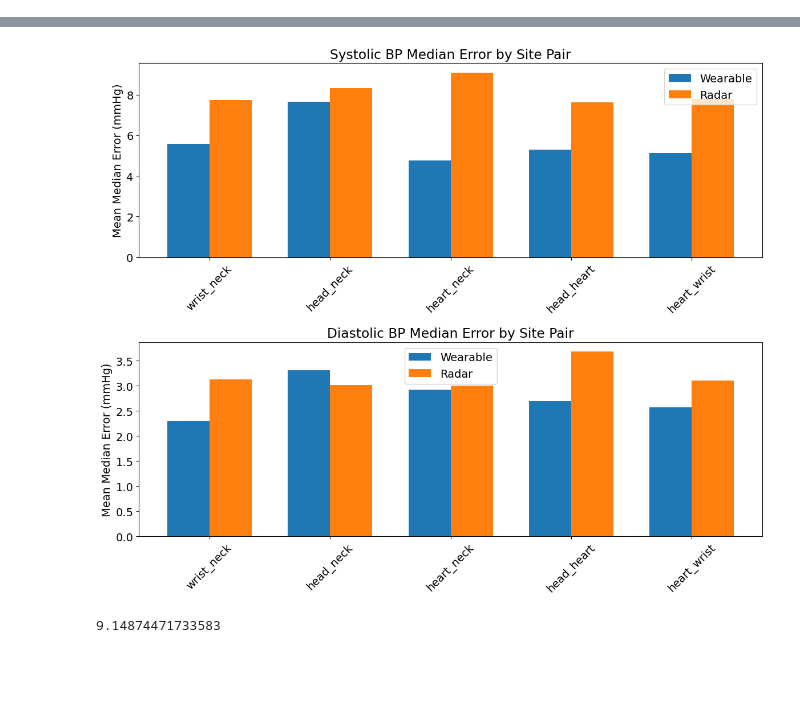
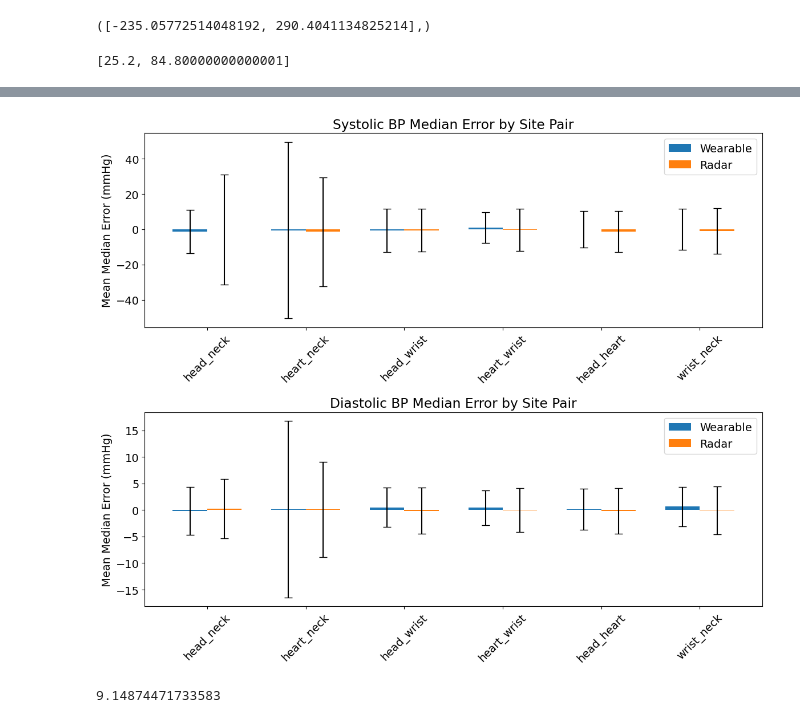
Before and after one commit to kuangyuan-cmu/RadarPulse, a Jupyter notebook: bp_eval_dev copy.ipynb, the cells around one changed output, grey strips where cells are left out. Drawn from its saved outputs; the diff is of its cells as text; code cells hidden in the pictures; blank space fills up the shorter version.

Commit message:
enhance plotting functionality

```diff
--- a/bp_eval_dev copy.ipynb
+++ b/bp_eval_dev copy.ipynb
@@ -89,9 +922,26 @@ plt.show()
+# %%
+[all_data['pred'].min(), all_data['pred'].max()],
+# %% [output]
+([-235.05772514048192, 290.4041134825214],)
+# %%
+[all_data['gt'].min(), all_data['gt'].max()]
+# %% [output]
+[25.2, 84.80000000000001]
 # %%
 from sklearn.linear_model import LinearRegression
 import matplotlib.pyplot as plt
 
-filelist = ['biran_ptt_bp_data.csv', 'yuxing_ptt_bp_data.csv', 'kuang_ptt_bp_data.csv', 'sarah_ptt_bp_data.csv']
-k = 2
+userlist = ['biran', 'yuxing', 'kuang', 'sarah', 'shellie', 'tingwei', 'yuxing', 'audrey', 'chinmaya', 'claudia', 'hongyang']
+filelist = [f'{user}_ptt_bp_data.csv' for user in userlist]
+site_pairs = [
+    'heart_wrist',
+    'heart_neck',
+    'wrist_neck',
+    'head_heart',
+    'head_wrist',
+    'head_neck'
+]
+calibrate_sample = 3
 
 all_sys_errors_gt = []
 all_dia_errors_gt = []
@@ -100,7 +950,7 @@ all_dia_errors_pred = []
 site_results = []
 
 for file in filelist:
-    df = pd.read_csv(f'results/ptt_figures/{file}')
+    df = pd.read_csv(f'results/bp_eval/fusion_v3/{file}')
 
     for i, site_pair in enumerate(site_pairs):
         # Get PTT column names
@@ -147,10 +997,16 @@ for file in filelist:
             dia_model_pred.fit(train_data[['pred_ptt']], train_data['dia'])
 
             # Calculate errors on test set
-            sys_errors_gt.extend(abs(test_data['sys'] - sys_model_gt.predict(test_data[['gt_ptt']])))
-            dia_errors_gt.extend(abs(test_data['dia'] - dia_model_gt.predict(test_data[['gt_ptt']])))
-            sys_errors_pred.extend(abs(test_data['sys'] - sys_model_pred.predict(test_data[['pred_ptt']])))
-            dia_errors_pred.extend(abs(test_data['dia'] - dia_model_pred.predict(test_data[['pred_ptt']])))
+            # sys_errors_gt.extend(abs(test_data['sys'] - sys_model_gt.predict(test_data[['gt_ptt']])))
+            # dia_errors_gt.extend(abs(test_data['dia'] - dia_model_gt.predict(test_data[['gt_ptt']])))
+            # sys_errors_pred.extend(abs(test_data['sys'] - sys_model_pred.predict(test_data[['pred_ptt']])))
+            # dia_errors_pred.extend(abs(test_data['dia'] - dia_model_pred.predict(test_data[['pred_ptt']])))
+
+            # no absolute value
+            sys_errors_gt.extend(test_data['sys'] - sys_model_gt.predict(test_data[['gt_ptt']]))
+            dia_errors_gt.extend(test_data['dia'] - dia_model_gt.predict(test_data[['gt_ptt']]))
+            sys_errors_pred.extend(test_data['sys'] - sys_model_pred.predict(test_data[['pred_ptt']]))
+            dia_errors_pred.extend(test_data['dia'] - dia_model_pred.predict(test_data[['pred_ptt']]))
 
         # Add errors to overall lists
         all_sys_errors_gt.extend(sys_errors_gt)
@@ -194,15 +1050,18 @@ fig, (ax1, ax2) = plt.subplots(2, 1, figsize=(12, 10))
 # Group results by site pair
 sites = list(set([r['site'] for r in site_results]))
 files = list(set([r['file'] for r in site_results]))
-# print(sites, files)
 x = np.arange(len(sites))
 width = 0.35
 
-# Calculate averages across files for each site
+# Calculate averages and std across files for each site
 sys_gt = []
 sys_pred = []
 dia_gt = []
 dia_pred = []
+sys_gt_std = []
+sys_pred_std = []
+dia_gt_std = []
+dia_pred_std = []
 
 for site in sites:
     site_data = [r for r in site_results if r['site'] == site]
@@ -210,12 +1069,17 @@ for site in sites:
     sys_pred_all = np.concatenate([r['sys_pred_med'] for r in site_data])
     dia_gt_all = np.concatenate([r['dia_gt_med'] for r in site_data])
     dia_pred_all = np.concatenate([r['dia_pred_med'] for r in site_data])
+
     sys_gt.append(np.median(sys_gt_all))
     sys_pred.append(np.median(sys_pred_all))
     dia_gt.append(np.median(dia_gt_all))
     dia_pred.append(np.median(dia_pred_all))
 
-    # print the 50th, 75th, and 90th percentiles for sys_gt_all, sys_pred_all, dia_gt_all, and dia_pred_all
+    sys_gt_std.append(np.std(sys_gt_all))
+    sys_pred_std.append(np.std(sys_pred_all))
+    dia_gt_std.append(np.std(dia_gt_all))
+    dia_pred_std.append(np.std(dia_pred_all))
+
     print(f"{site}:")
     print(f"sys_gt_all: 50th: {np.percentile(sys_gt_all, 50):.2f}, 75th: {np.percentile(sys_gt_all, 75):.2f}, 90th: {np.percentile(sys_gt_all, 90):.2f}")
     print(f"sys_pred_all: 50th: {np.percentile(sys_pred_all, 50):.2f}, 75th: {np.percentile(sys_pred_all, 75):.2f}, 90th: {np.percentile(sys_pred_all, 90):.2f}")
@@ -223,8 +1087,8 @@ for site in sites:
     print(f"dia_pred_all: 50th: {np.percentile(dia_pred_all, 50):.2f}, 75th: {np.percentile(dia_pred_all, 75):.2f}, 90th: {np.percentile(dia_pred_all, 90):.2f}")
 
 # Systolic plot
-ax1.bar(x - width/2, sys_gt, width, label='Wearable')
-ax1.bar(x + width/2, sys_pred, width, label='Radar')
+ax1.bar(x - width/2, sys_gt, width, yerr=sys_gt_std, capsize=5, label='Wearable')
+ax1.bar(x + width/2, sys_pred, width, yerr=sys_pred_std, capsize=5, label='Radar')
 ax1.set_ylabel('Mean Median Error (mmHg)')
 ax1.set_title('Systolic BP Median Error by Site Pair')
 ax1.set_xticks(x)
@@ -232,8 +1096,8 @@ ax1.set_xticklabels(sites, rotation=45)
 ax1.legend()
 
 # Diastolic plot
-ax2.bar(x - width/2, dia_gt, width, label='Wearable')
-ax2.bar(x + width/2, dia_pred, width, label='Radar')
+ax2.bar(x - width/2, dia_gt, width, yerr=dia_gt_std, capsize=5, label='Wearable')
+ax2.bar(x + width/2, dia_pred, width, yerr=dia_pred_std, capsize=5, label='Radar')
 ax2.set_ylabel('Mean Median Error (mmHg)')
 ax2.set_title('Diastolic BP Median Error by Site Pair')
 ax2.set_xticks(x)
@@ -263,4 +1127,4 @@ dia_pred_all: 50th: 3.10, 75th: 4.94, 90th: 6.25
-[figure, old version]
+[figure, new version]
 # %%
 np.mean(np.concatenate([r['sys_gt_med'] for r in site_results]))
 # %% [output]
```
Also changed, not shown: parts of 12 cells of this notebook, 19 other files.
